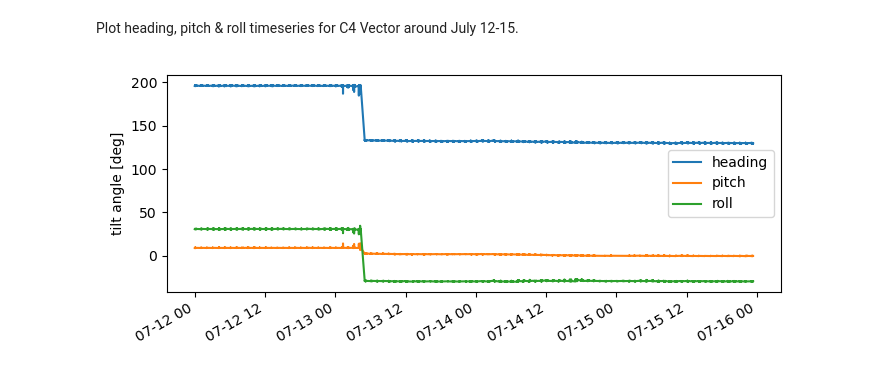
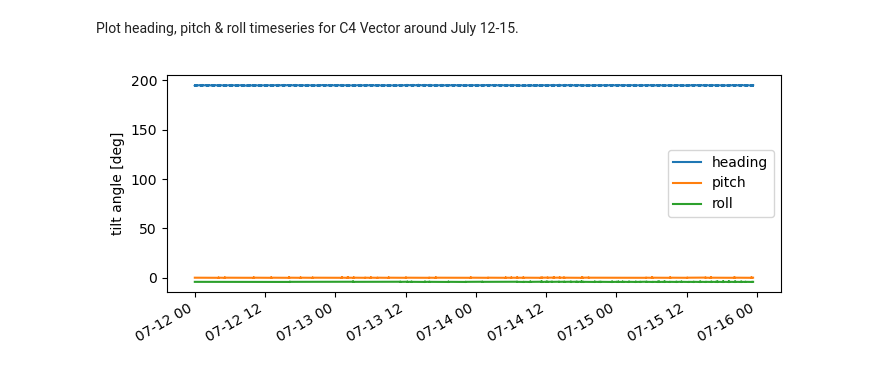
Before and after one commit to mikapm/pyROXSI, a Jupyter notebook: roxsi_pyfuns/notebooks/phase_resolved_diss.ipynb, the cells around one changed output. Cells and saved outputs as stored; diff of their text form; code cells hidden in the pictures.

```diff
--- a/roxsi_pyfuns/notebooks/phase_resolved_diss.ipynb
+++ b/roxsi_pyfuns/notebooks/phase_resolved_diss.ipynb
@@ -671,33 +652,37 @@ rsc: 0.9084673028453921, rsl: 0.9557987961719568
 # %% [markdown]
 Plot heading, pitch & roll timeseries for C4 Vector around July 12-15.
 # %%
-mid = 'C4'
-ser = '17371'
+# mid = 'C4'
+# ser = '17371'
+# mid = 'L2'
+# ser = '17376'
+mid = 'C3'
+ser = '17219'
 t0 = pd.Timestamp('2022-07-12 00:00:00')
 t1 = pd.Timestamp('2022-07-15 00:00:00')
 # Concatenate daily datasets
 drc = pd.date_range(t0.date(), t1.date(), freq='1D') # Range of dates
 dlc = [] # List for concatenating
 for d in drc:
     ncdir = os.path.join(vec_root, mid)
     fn_vec = os.path.join(ncdir, 'Asilomar_SSA_L1_Vec_{}_{}.nc'.format(
         ser, str(d.strftime('%Y%m%d'))))
     dsv = xr.decode_cf(xr.open_dataset(fn_vec, decode_coords='all'))
     # Append to list
     dlc.append(dsv)
 # Concatenate daily datasets
 dsv = xr.concat(dlc, dim='time')
 
 # Plot tilt angle timeseries
 fig, ax = plt.subplots(figsize=(7,3))
 dsv.heading_ang.plot(ax=ax, label='heading')
 dsv.pitch_ang.plot(ax=ax, label='pitch')
 dsv.roll_ang.plot(ax=ax, label='roll')
 ax.set_xlabel(None)
 ax.set_ylabel('tilt angle [deg]')
 ax.legend()
 
 plt.tight_layout()
 plt.show()
 # %% [output]
-[figure, old version]
+[figure, new version]
```
Also changed, not shown: parts of 6 cells of this notebook.
